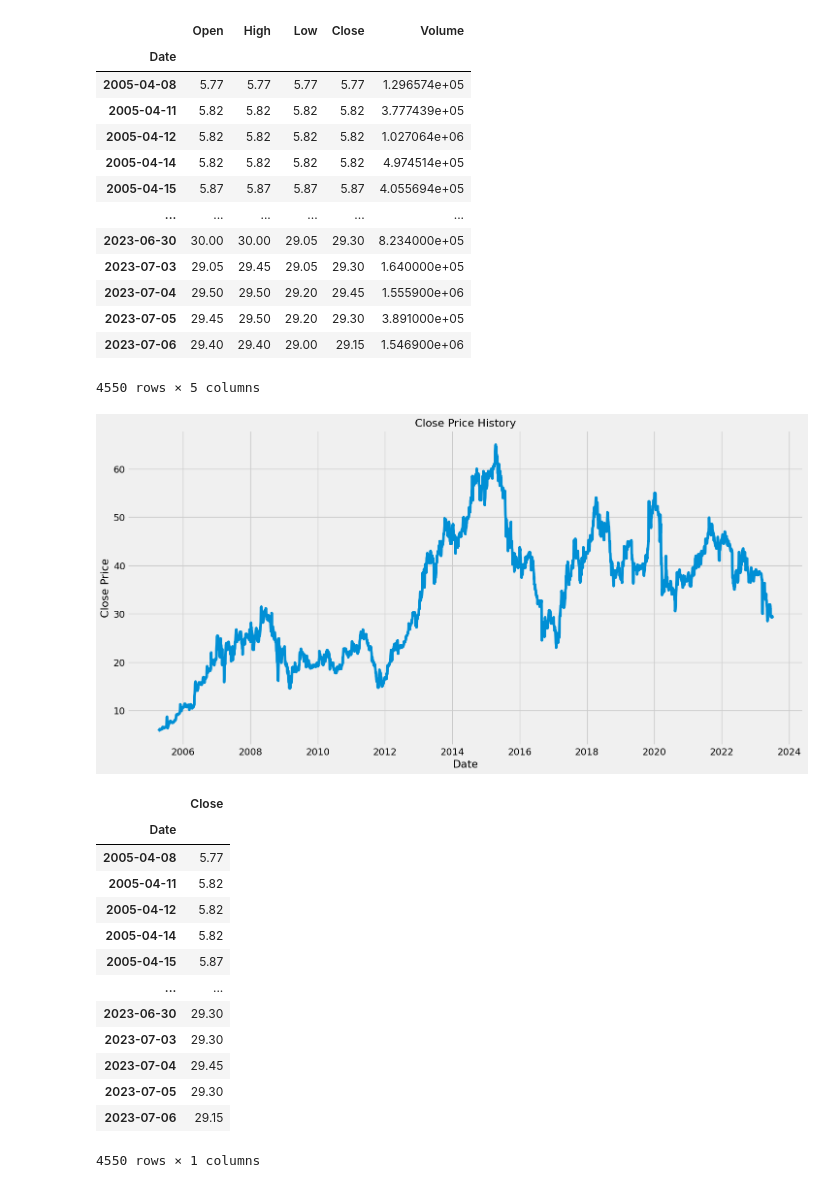
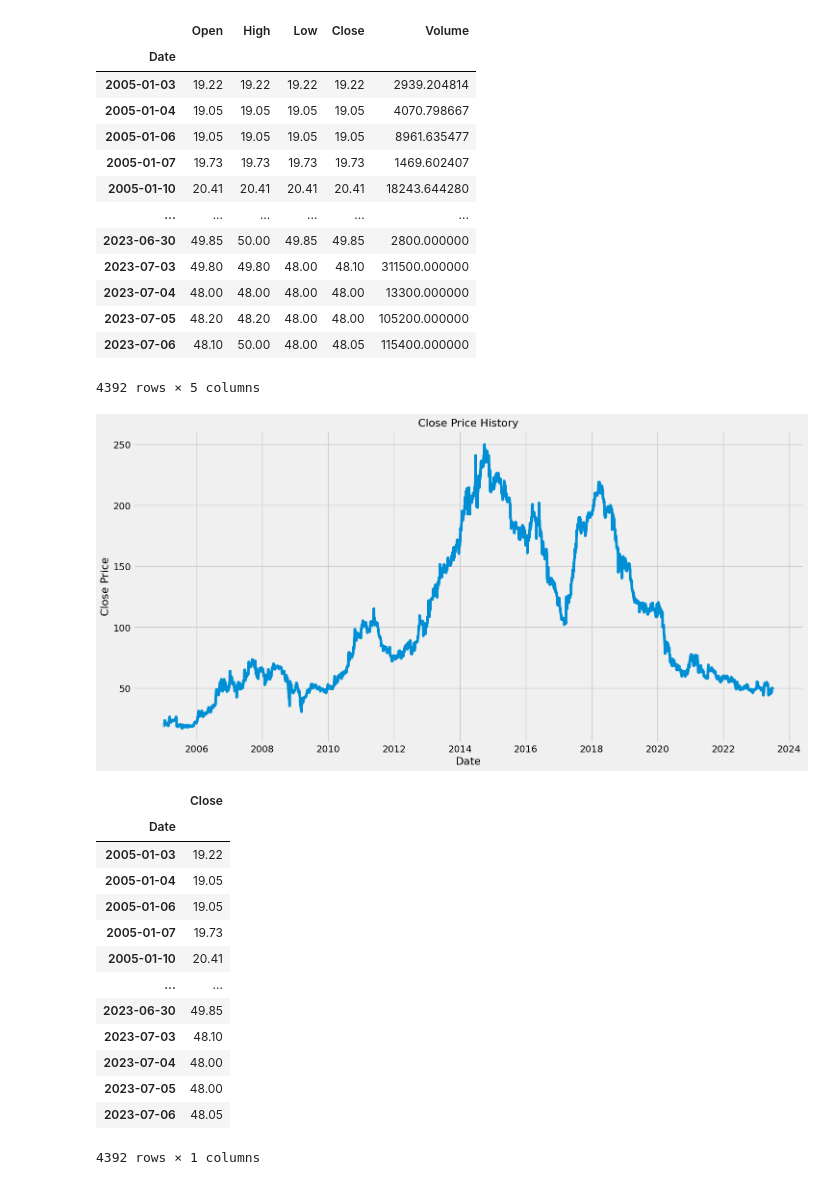
Before and after one commit to NjokiOlima/s.pred_project, a Jupyter notebook: predict_ke.ipynb, the cells around one changed output. Saved outputs shown, nothing was run; the diff lists cells and outputs as text; code cells hidden in the pictures.

```diff
--- a/predict_ke.ipynb
+++ b/predict_ke.ipynb
@@ -15,43 +15,43 @@ import math
 import datetime as dtm
 # %%
 # LOAD DATA
-df = pd.read_csv("KCB.csv", skipinitialspace=True)
+df = pd.read_csv("DTB.csv", skipinitialspace=True)
 
 # CLEANING DATA
 # Reverse dataframe starting with earliest stock as first index
 df = df.iloc[::-1]
 # Drop reversed index and add default integer index
 df = df.reset_index()
 df = df.drop('index', axis=1)
 
 # Convert date column to standard date format
 for idx, row in df.iterrows():
     row.Date = dtm.datetime.strptime(row.Date, "%m/%d/%y")
     # row.Date = row.Date.strftime("%Y-%m-%d")
     df.at[idx,"Date"] = row.Date
 
 # Get start date and end date
 start = df['Date'].iloc[0].strftime("%Y-%m-%d")
 end = df['Date'].iloc[len(df) - 1].strftime("%Y-%m-%d")
 
 # Set Date as default index
 df.set_index('Date', inplace=True)
 df
 # %% [output]
 |  | Open | High | Low | Close | Volume |
 | Date |  |  |  |  |  |
-| 2005-04-08 | 5.77 | 5.77 | 5.77 | 5.77 | 1.296574e+05 |
-| 2005-04-11 | 5.82 | 5.82 | 5.82 | 5.82 | 3.777439e+05 |
-| 2005-04-12 | 5.82 | 5.82 | 5.82 | 5.82 | 1.027064e+06 |
-| 2005-04-14 | 5.82 | 5.82 | 5.82 | 5.82 | 4.974514e+05 |
-| 2005-04-15 | 5.87 | 5.87 | 5.87 | 5.87 | 4.055694e+05 |
+| 2005-01-03 | 19.22 | 19.22 | 19.22 | 19.22 | 2939.204814 |
+| 2005-01-04 | 19.05 | 19.05 | 19.05 | 19.05 | 4070.798667 |
+| 2005-01-06 | 19.05 | 19.05 | 19.05 | 19.05 | 8961.635477 |
+| 2005-01-07 | 19.73 | 19.73 | 19.73 | 19.73 | 1469.602407 |
+| 2005-01-10 | 20.41 | 20.41 | 20.41 | 20.41 | 18243.644280 |
 | ... | ... | ... | ... | ... | ... |
-| 2023-06-30 | 30.00 | 30.00 | 29.05 | 29.30 | 8.234000e+05 |
-| 2023-07-03 | 29.05 | 29.45 | 29.05 | 29.30 | 1.640000e+05 |
-| 2023-07-04 | 29.50 | 29.50 | 29.20 | 29.45 | 1.555900e+06 |
-| 2023-07-05 | 29.45 | 29.50 | 29.20 | 29.30 | 3.891000e+05 |
-| 2023-07-06 | 29.40 | 29.40 | 29.00 | 29.15 | 1.546900e+06 |
+| 2023-06-30 | 49.85 | 50.00 | 49.85 | 49.85 | 2800.000000 |
+| 2023-07-03 | 49.80 | 49.80 | 48.00 | 48.10 | 311500.000000 |
+| 2023-07-04 | 48.00 | 48.00 | 48.00 | 48.00 | 13300.000000 |
+| 2023-07-05 | 48.20 | 48.20 | 48.00 | 48.00 | 105200.000000 |
+| 2023-07-06 | 48.10 | 50.00 | 48.00 | 48.05 | 115400.000000 |
-4550 rows × 5 columns
+4392 rows × 5 columns
 # %%
 # Plot historical closing price
 plt.figure(figsize=(16,8))
@@ -61,7 +61,7 @@ plt.xlabel("Date", fontsize=16)
 plt.ylabel("Close Price", fontsize=16)
 plt.show()
 # %% [output]
-[figure, old version]
+[figure, new version]
 # %%
 # New dataframe with only close column
 data = df.filter(["Close"])
@@ -69,18 +69,18 @@ data
 # %% [output]
 |  | Close |
 | Date |  |
-| 2005-04-08 | 5.77 |
-| 2005-04-11 | 5.82 |
-| 2005-04-12 | 5.82 |
-| 2005-04-14 | 5.82 |
-| 2005-04-15 | 5.87 |
+| 2005-01-03 | 19.22 |
+| 2005-01-04 | 19.05 |
+| 2005-01-06 | 19.05 |
+| 2005-01-07 | 19.73 |
+| 2005-01-10 | 20.41 |
 | ... | ... |
-| 2023-06-30 | 29.30 |
-| 2023-07-03 | 29.30 |
-| 2023-07-04 | 29.45 |
-| 2023-07-05 | 29.30 |
-| 2023-07-06 | 29.15 |
+| 2023-06-30 | 49.85 |
+| 2023-07-03 | 48.10 |
+| 2023-07-04 | 48.00 |
+| 2023-07-05 | 48.00 |
+| 2023-07-06 | 48.05 |
-4550 rows × 1 columns
+4392 rows × 1 columns
 # %%
 # Convert the dataframe into a numpy array
 dataset = data.values
```
Also changed, not shown: parts of 13 cells of this notebook, 4 other files.
